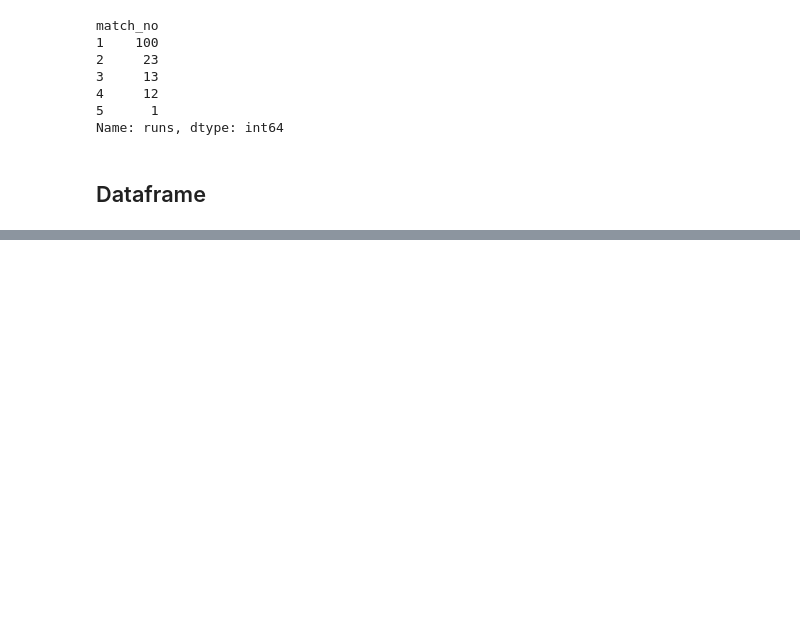
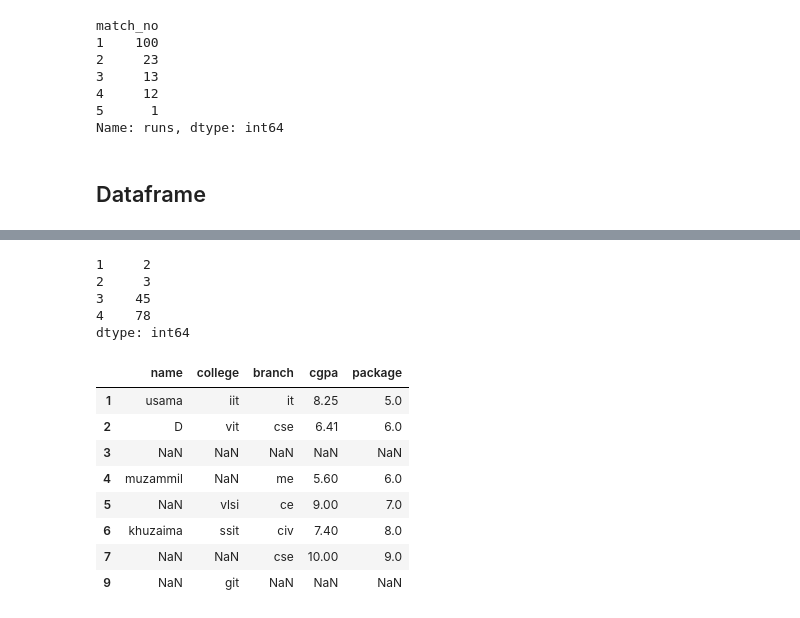
Before and after one commit to tayyabeh/AI-Practice, a Jupyter notebook: pandas pract/pandas_fundamentals.ipynb, the cells around one changed output, grey strips where cells are left out. Cells and saved outputs as stored; diff of their text form; code cells hidden in the pictures; blank space fills up the shorter version.

```diff
--- a/pandas pract/pandas_fundamentals.ipynb
+++ b/pandas pract/pandas_fundamentals.ipynb
@@ -412,0 +671,24 @@ Name: runs, dtype: int64
+# %%
+#sort_values(s and d)
+x= pd.Series([12,32,4,56,78])
+x.sort_values(ascending=False)
+
+# For df
+movies.sort_values(['title_x'],ascending=False)
+
+
+students = pd.DataFrame(
+    {
+        'name':['Tayyab','usama','D',np.nan,'muzammil',np.nan,'khuzaima',np.nan,'s',np.nan],
+        'college':['bit','iit','vit',np.nan,np.nan,'vlsi','ssit',np.nan,np.nan,'git'],
+        'branch':['eee','it','cse',np.nan,'me','ce','civ','cse','bio',np.nan],
+        'cgpa':[6.66,8.25,6.41,np.nan,5.6,9.0,7.4,10,7.4,np.nan],
+        'package':[4,5,6,np.nan,6,7,8,9,np.nan,np.nan]
+
+    }
+)
+
+students.sort_values('name',na_position='first',ascending=False)
+
+
+movies.sort_values(['year_of_release','title_x'],ascending=[True ,False])
@@ -412,0 +917,25 @@ Name: runs, dtype: int64
+# %%
+# drop (s and df)
+temp = pd.Series([10,2,3,45,78,10])
+temp.drop(index = [0,5])
+# %% [output]
+1     2
+2     3
+3    45
+4    78
+dtype: int64
+# %%
+students.drop(columns=['branch','cgpa'])
+
+
+students.drop(index = [0,8])
+# %% [output]
+|  | name | college | branch | cgpa | package |
+| 1 | usama | iit | it | 8.25 | 5.0 |
+| 2 | D | vit | cse | 6.41 | 6.0 |
+| 3 | NaN | NaN | NaN | NaN | NaN |
+| 4 | muzammil | NaN | me | 5.60 | 6.0 |
+| 5 | NaN | vlsi | ce | 9.00 | 7.0 |
+| 6 | khuzaima | ssit | civ | 7.40 | 8.0 |
+| 7 | NaN | NaN | cse | 10.00 | 9.0 |
+| 9 | NaN | git | NaN | NaN | NaN |
```
Also changed, not shown: parts of 41 cells of this notebook, 4 other files.
